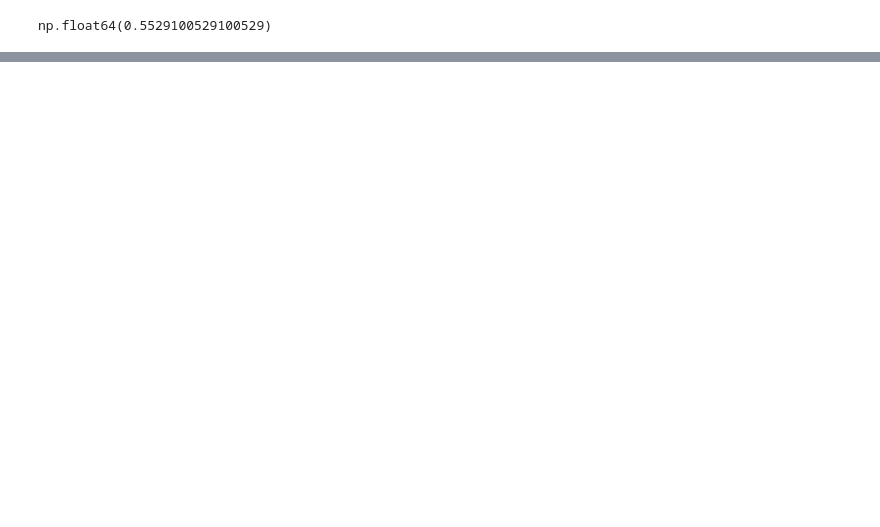
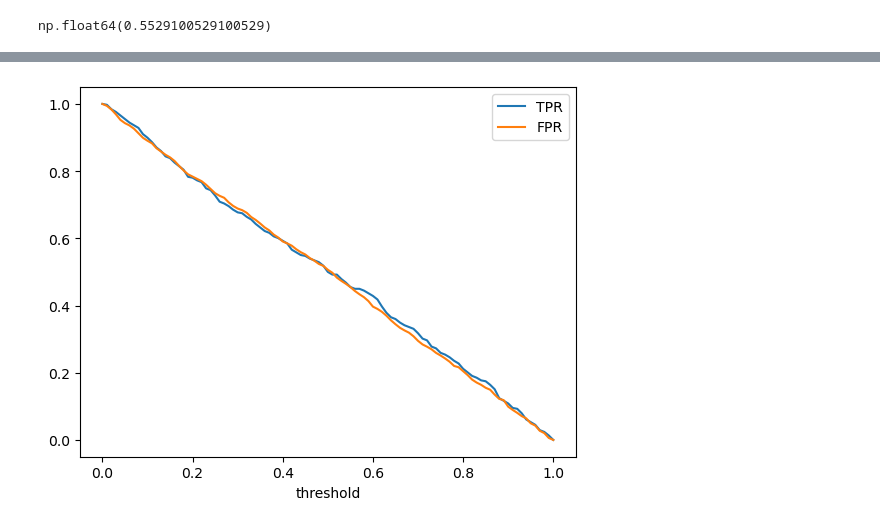
Before and after one commit to aljariri0/ML-Zoomcamp, a Jupyter notebook: 04-evaluation/4-1-Evaluation-Metrics-For-Classification.ipynb, the cells around one changed output, grey strips where cells are left out. Saved outputs shown, nothing was run; the diff lists cells and outputs as text; code cells hidden in the pictures; blank space fills up the shorter version.

```diff
--- a/04-evaluation/4-1-Evaluation-Metrics-For-Classification.ipynb
+++ b/04-evaluation/4-1-Evaluation-Metrics-For-Classification.ipynb
@@ -285,0 +379,4 @@ np.float64(0.5529100529100529)
+# %%
+np.random.seed(42)
+y_rand = np.random.uniform(0, 1, size=len(y_val))
+y_rand.round(3)
@@ -285,0 +390,33 @@ np.float64(0.5529100529100529)
+# %%
+scores = []
+thresholds = np.linspace(0, 1, 101)
+
+def tpr_fpr_score(y_val, y_predict):
+
+    for t in thresholds:
+
+        actual_positive = (y_val == 1)
+        actual_negative = (y_val == 0)
+
+        predict_postive = (y_predict >= t)
+        predict_negative = (y_predict < t)
+
+        tp = (predict_postive & actual_positive).sum()
+        tn = (predict_negative & actual_negative).sum()
+
+        fp = (predict_postive & actual_negative).sum()
+        fn = (predict_negative & actual_positive).sum()
+
+        scores.append((t, tp, fp, tn, fn))
+
+
+    columns = ['thrshold', 'tp', 'fp', 'tn', 'fn']
+    df_score = pd.DataFrame(scores, columns=columns)
+
+    df_score['tpr'] = df_score.tp / (df_score.tp + df_score.fn)
+    df_score['fpr'] = df_score.fp / (df_score.tn + df_score.fp)
+
+    return df_score
+# %%
+df_rand = tpr_fpr_score(y_val, y_rand)
+df_rand[::10]
@@ -285,0 +436,10 @@ np.float64(0.5529100529100529)
+# %%
+plt.plot(df_rand.thrshold, df_rand.tpr, label='TPR')
+plt.plot(df_rand.thrshold, df_rand.fpr, label='FPR')
+
+plt.xlabel('threshold')
+
+plt.legend()
+plt.show()
+# %% [output]
+[figure, added]
```
Also changed, not shown: parts of 11 cells of this notebook, 2 other files.
